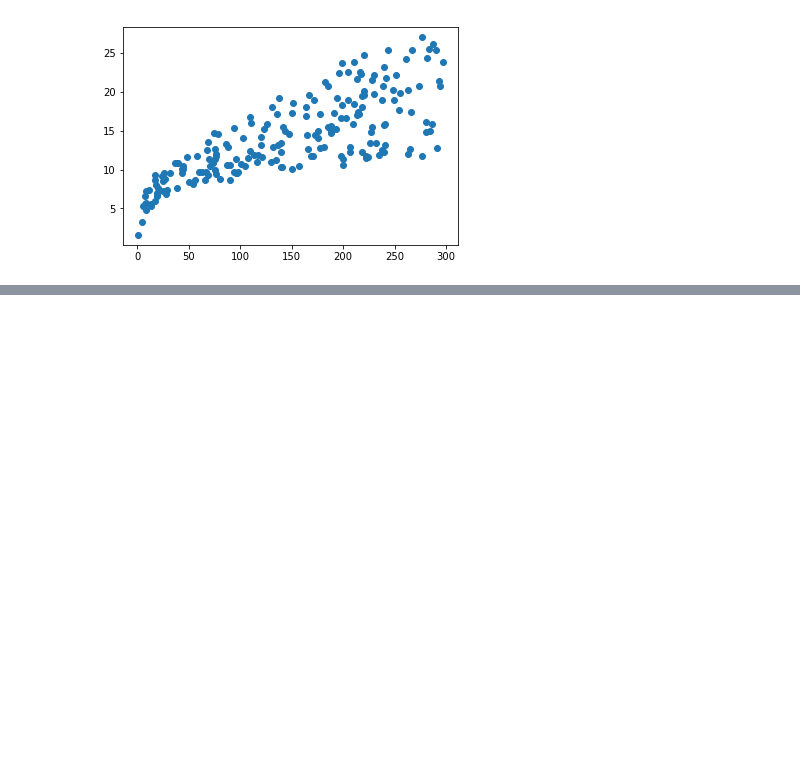
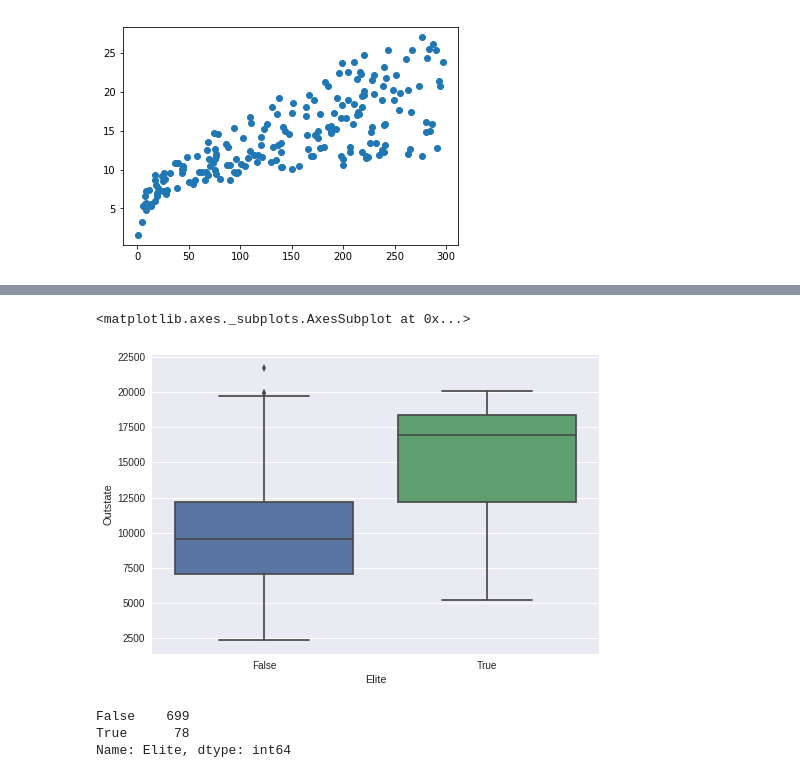
Before and after one commit to ttauruss/intro_stat, a Jupyter notebook: Chapter2.ipynb, the cells around one changed output, grey strips where cells are left out. Cells and saved outputs as stored; diff of their text form; code cells hidden in the pictures; blank space fills up the shorter version.

```diff
--- a/Chapter2.ipynb
+++ b/Chapter2.ipynb
@@ -23,0 +83,11 @@ plt.scatter(df['TV'], df['Sales'])
+# %%
+sns.boxplot(y='Outstate', x='Elite', data=df)
+# %% [output]
+<matplotlib.axes._subplots.AxesSubplot at 0x...>
+[figure, added]
+# %%
+df['Elite'].value_counts()
+# %% [output]
+False    699
+True      78
+Name: Elite, dtype: int64
```
Also changed, not shown: parts of 29 cells of this notebook, 3 other files.
